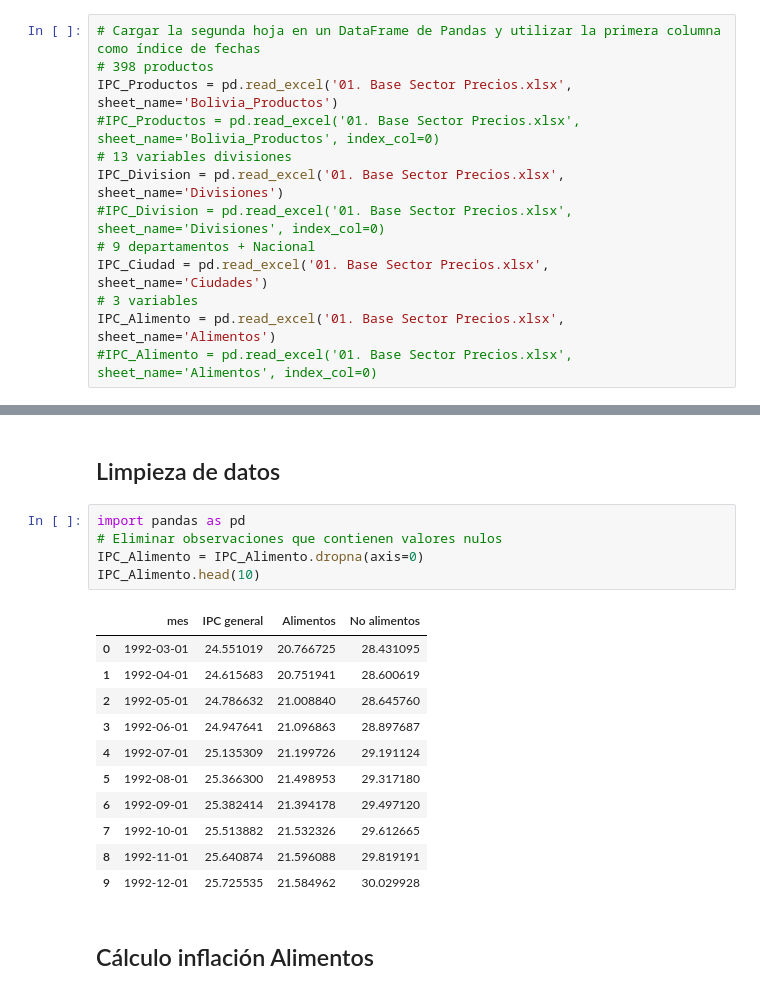
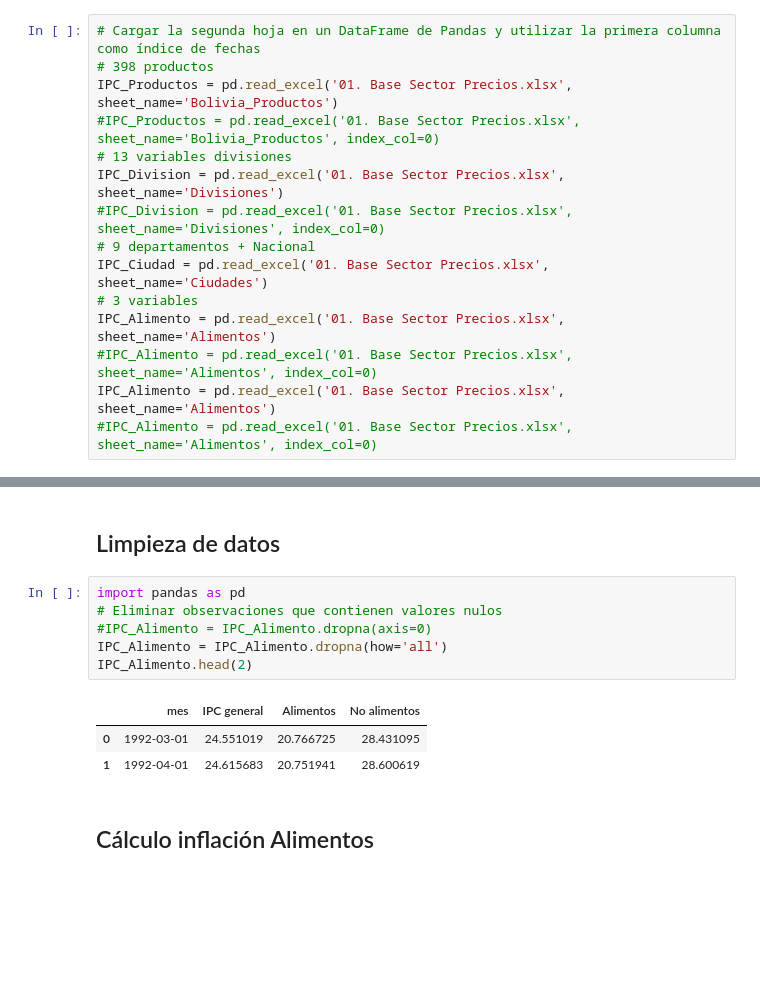
Before and after one commit to cesar-ramosh/Gobernanzas-de-datos, a Jupyter notebook: Sector_Precios.ipynb, the cells around one changed output, grey strips where cells are left out. Cells and saved outputs as stored; diff of their text form; blank space fills up the shorter version.

```diff
--- a/Sector_Precios.ipynb
+++ b/Sector_Precios.ipynb
@@ -30,3 +30,5 @@ IPC_Ciudad = pd.read_excel('01. Base Sector Precios.xlsx', sheet_name='Ciudades'
 # 3 variables
 IPC_Alimento = pd.read_excel('01. Base Sector Precios.xlsx', sheet_name='Alimentos')
 #IPC_Alimento = pd.read_excel('01. Base Sector Precios.xlsx', sheet_name='Alimentos', index_col=0)
+IPC_Alimento = pd.read_excel('01. Base Sector Precios.xlsx', sheet_name='Alimentos')
+#IPC_Alimento = pd.read_excel('01. Base Sector Precios.xlsx', sheet_name='Alimentos', index_col=0)
@@ -238,20 +186,13 @@ IPC_Alimento
 # %%
 import pandas as pd
 # Eliminar observaciones que contienen valores nulos
-IPC_Alimento = IPC_Alimento.dropna(axis=0)
-IPC_Alimento.head(10)
+#IPC_Alimento = IPC_Alimento.dropna(axis=0)
+IPC_Alimento = IPC_Alimento.dropna(how='all')
+IPC_Alimento.head(2)
 # %% [output]
 |  | mes | IPC general | Alimentos | No alimentos |
 | 0 | 1992-03-01 | 24.551019 | 20.766725 | 28.431095 |
 | 1 | 1992-04-01 | 24.615683 | 20.751941 | 28.600619 |
-| 2 | 1992-05-01 | 24.786632 | 21.008840 | 28.645760 |
-| 3 | 1992-06-01 | 24.947641 | 21.096863 | 28.897687 |
-| 4 | 1992-07-01 | 25.135309 | 21.199726 | 29.191124 |
-| 5 | 1992-08-01 | 25.366300 | 21.498953 | 29.317180 |
-| 6 | 1992-09-01 | 25.382414 | 21.394178 | 29.497120 |
-| 7 | 1992-10-01 | 25.513882 | 21.532326 | 29.612665 |
-| 8 | 1992-11-01 | 25.640874 | 21.596088 | 29.819191 |
-| 9 | 1992-12-01 | 25.725535 | 21.584962 | 30.029928 |
 # %% [markdown]
 ## Cálculo inflación Alimentos
 # %%
```
Also changed, not shown: parts of 40 cells of this notebook.
